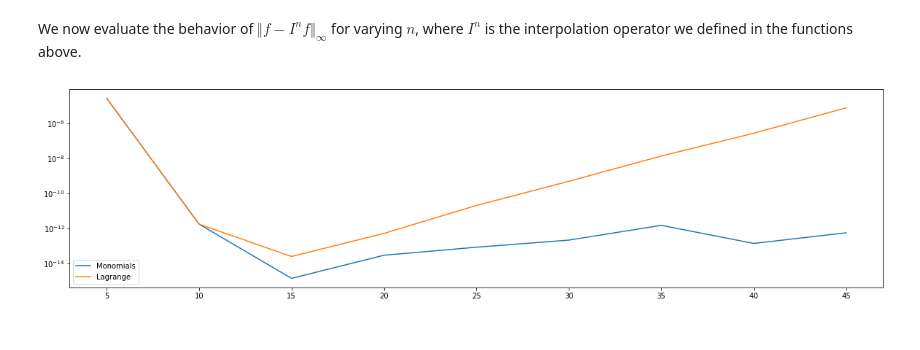
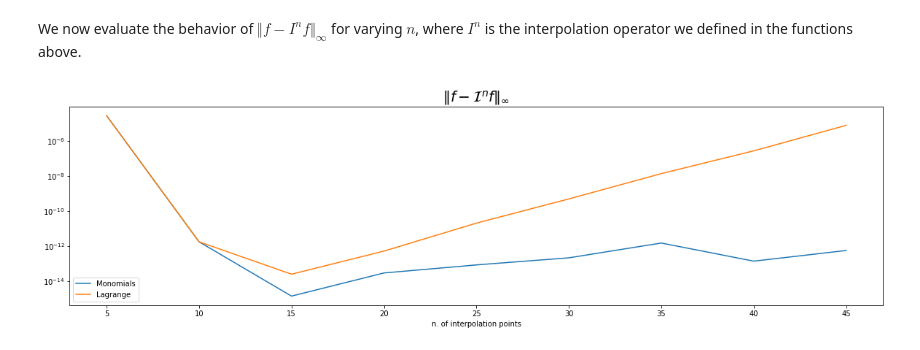
Before and after one commit to fandreuzzi-dssc/numerical-analysis, a Jupyter notebook: polynomial-interpolation.ipynb, the cells around one changed output. Cells and saved outputs as stored; diff of their text form; code cells hidden in the pictures.

Commit message:
add title to l_infinity plot

```diff
--- a/polynomial-interpolation.ipynb
+++ b/polynomial-interpolation.ipynb
@@ -96,29 +96,31 @@ We now evaluate the behavior of $\Vert f - I^nf \Vert_\infty$ for varying $n$, w
 # %%
 def linfty(f):
     return np.max(np.abs(f))
 
 n = range(5,50,5)
 x = np.linspace(0,1,1000)
 
 plt.figure(figsize=(20,5))
 
 plt.plot(n,
     list(
         map(lambda interp_points: linfty(interpolate(np.sin, interp_points, basis_label='m')(x) - np.sin(x)),
             map(lambda ni: np.linspace(0,1,ni), n))
     ),
     label='Monomials'
 )
 plt.plot(n,
     list(
         map(lambda interp_points: linfty(interpolate(np.sin, interp_points, basis_label='l')(x) - np.sin(x)),
             map(lambda ni: np.linspace(0,1,ni), n))
     ),
     label='Lagrange'
 )
 plt.yscale('log')
 plt.legend()
+plt.title('$\Vert f - \\mathcal{I}^nf \Vert_\infty$', fontsize=20)
+plt.xlabel('n. of interpolation points')
 
 plt.show()
 # %% [output]
-[figure, old version]
+[figure, new version]
```
